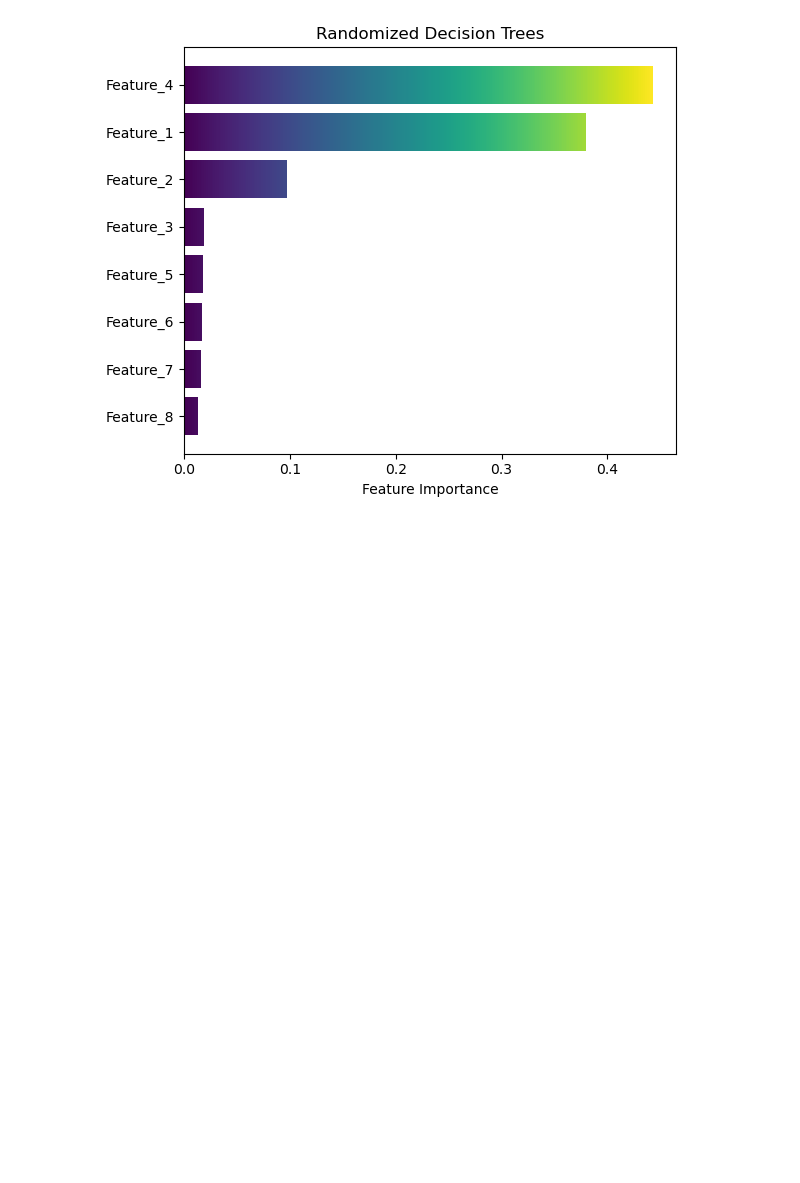
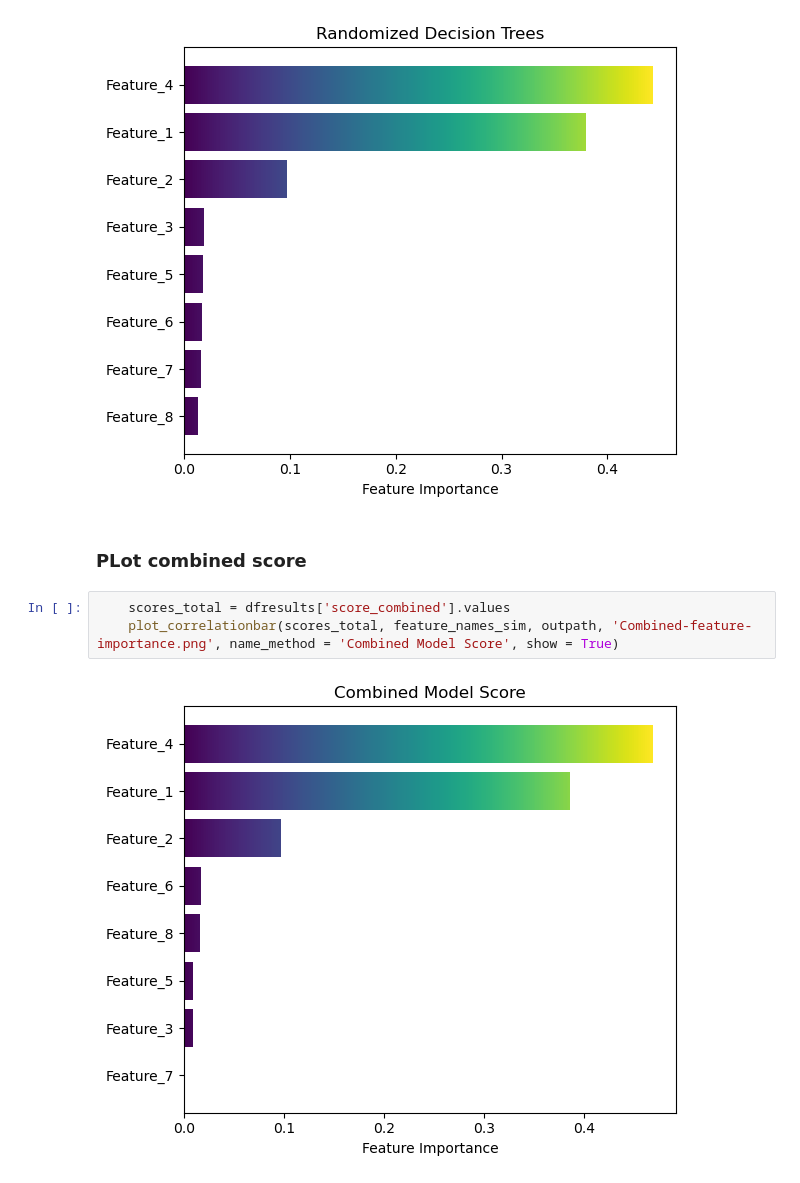
Before and after one commit to Sydney-Informatics-Hub/AgReFed-ML, a Jupyter notebook: notebooks/feature_selection.ipynb, the cells around one changed output. Cells and saved outputs as stored; diff of their text form; blank space fills up the shorter version.

Commit message:
Add combined plot and feature selection

```diff
--- a/notebooks/feature_selection.ipynb
+++ b/notebooks/feature_selection.ipynb
@@ -258,3 +262,10 @@ Generating score plots ...
 [figure]
 [figure]
 [figure]
+# %% [markdown]
+### PLot combined score
+# %%
+	scores_total = dfresults['score_combined'].values
+	plot_correlationbar(scores_total, feature_names_sim, outpath, 'Combined-feature-importance.png', name_method = 'Combined Model Score', show = True)
+# %% [output]
+[figure, added]
```
Also changed, not shown: parts of 4 cells of this notebook.
